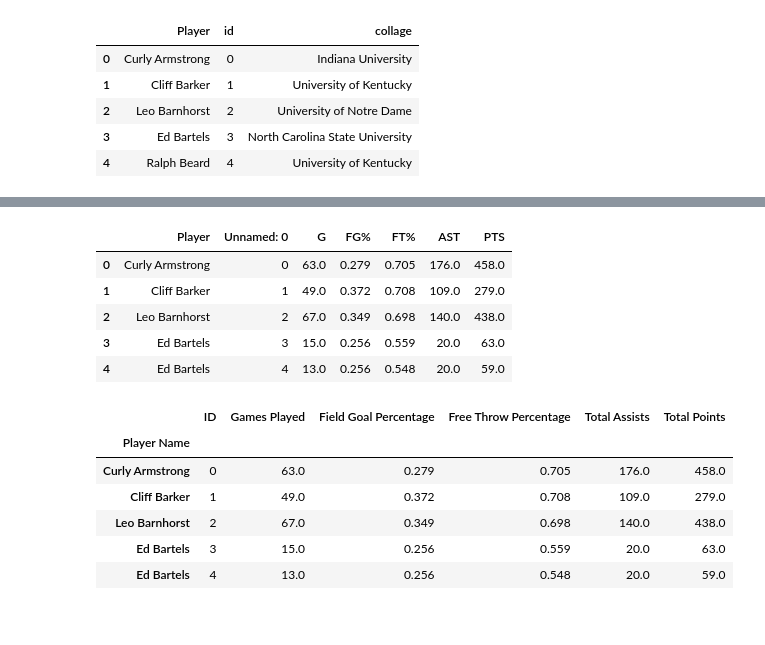
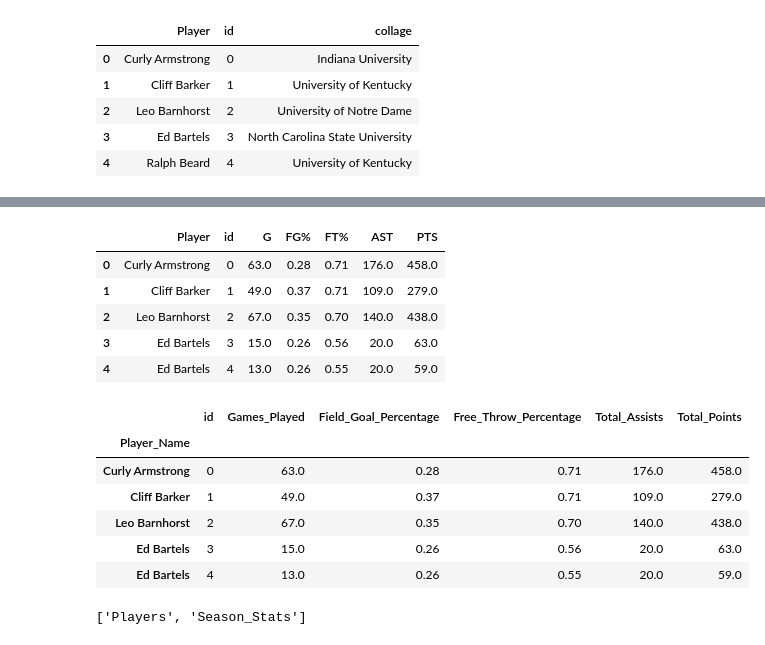
Before and after one commit to tgoldma/ETL_Project, a Jupyter notebook: ETL Group Project.ipynb, the cells around one changed output, grey strips where cells are left out. Cells and saved outputs as stored; diff of their text form; code cells hidden in the pictures.

```diff
--- a/ETL Group Project.ipynb
+++ b/ETL Group Project.ipynb
@@ -39,37 +62,37 @@ new_players_df.head()
 # %%
-New_Season_Stats_df = Season_Stats_df[['Player','Unnamed: 0', 'G', 'FG%', 'FT%', 'AST', 'PTS']].copy()
+New_Season_Stats_df = Season_Stats_df[['Player','id', 'G', 'FG%', 'FT%', 'AST', 'PTS']].copy()
 New_Season_Stats_df.head()
 # %% [output]
-|  | Player | Unnamed: 0 | G | FG% | FT% | AST | PTS |
-| 0 | Curly Armstrong | 0 | 63.0 | 0.279 | 0.705 | 176.0 | 458.0 |
-| 1 | Cliff Barker | 1 | 49.0 | 0.372 | 0.708 | 109.0 | 279.0 |
-| 2 | Leo Barnhorst | 2 | 67.0 | 0.349 | 0.698 | 140.0 | 438.0 |
-| 3 | Ed Bartels | 3 | 15.0 | 0.256 | 0.559 | 20.0 | 63.0 |
-| 4 | Ed Bartels | 4 | 13.0 | 0.256 | 0.548 | 20.0 | 59.0 |
+|  | Player | id | G | FG% | FT% | AST | PTS |
+| 0 | Curly Armstrong | 0 | 63.0 | 0.28 | 0.71 | 176.0 | 458.0 |
+| 1 | Cliff Barker | 1 | 49.0 | 0.37 | 0.71 | 109.0 | 279.0 |
+| 2 | Leo Barnhorst | 2 | 67.0 | 0.35 | 0.70 | 140.0 | 438.0 |
+| 3 | Ed Bartels | 3 | 15.0 | 0.26 | 0.56 | 20.0 | 63.0 |
+| 4 | Ed Bartels | 4 | 13.0 | 0.26 | 0.55 | 20.0 | 59.0 |
 # %%
 # Create a filtered dataframe from specific columns
-New_Stats = ["Player","Unnamed: 0", "G", "FG%", "FT%", "AST", "PTS"]
+New_Stats = ["Player","id", "G", "FG%", "FT%", "AST", "PTS"]
 New_Stats_transformed= New_Season_Stats_df[New_Stats].copy()
 
 # Rename the column headers
-New_Stats_transformed = New_Stats_transformed.rename(columns={"Player": "Player Name",
-                                                              "Unnamed: 0": "ID",
-                                                              "G": "Games Played",
-                                                              "FG%": "Field Goal Percentage",
-                                                              "FT%": "Free Throw Percentage",
-                                                              "AST": "Total Assists",
-                                                              "PTS": "Total Points"})
+New_Stats_transformed = New_Stats_transformed.rename(columns={"Player": "Player_Name",
+                                                              "id": "id",
+                                                              "G": "Games_Played",
+                                                              "FG%": "Field_Goal_Percentage",
+                                                              "FT%": "Free_Throw_Percentage",
+                                                              "AST": "Total_Assists",
+                                                              "PTS": "Total_Points"})
 
 # Clean the data by dropping duplicates and setting the index
-#New_Stats_transformed.drop_duplicates(inplace=True)
-New_Stats_transformed.set_index('Player Name', inplace=True)
+New_Stats_transformed.drop_duplicates(inplace=True)
+New_Stats_transformed.set_index('Player_Name', inplace=True)
 
 New_Stats_transformed.head()
 # %% [output]
-|  | ID | Games Played | Field Goal Percentage | Free Throw Percentage | Total Assists | Total Points |
-| Player Name |  |  |  |  |  |  |
-| Curly Armstrong | 0 | 63.0 | 0.279 | 0.705 | 176.0 | 458.0 |
-| Cliff Barker | 1 | 49.0 | 0.372 | 0.708 | 109.0 | 279.0 |
-| Leo Barnhorst | 2 | 67.0 | 0.349 | 0.698 | 140.0 | 438.0 |
-| Ed Bartels | 3 | 15.0 | 0.256 | 0.559 | 20.0 | 63.0 |
-| Ed Bartels | 4 | 13.0 | 0.256 | 0.548 | 20.0 | 59.0 |
+|  | id | Games_Played | Field_Goal_Percentage | Free_Throw_Percentage | Total_Assists | Total_Points |
+| Player_Name |  |  |  |  |  |  |
+| Curly Armstrong | 0 | 63.0 | 0.28 | 0.71 | 176.0 | 458.0 |
+| Cliff Barker | 1 | 49.0 | 0.37 | 0.71 | 109.0 | 279.0 |
+| Leo Barnhorst | 2 | 67.0 | 0.35 | 0.70 | 140.0 | 438.0 |
+| Ed Bartels | 3 | 15.0 | 0.26 | 0.56 | 20.0 | 63.0 |
+| Ed Bartels | 4 | 13.0 | 0.26 | 0.55 | 20.0 | 59.0 |
@@ -75,0 +102,5 @@ New_Stats_transformed.head()
+# %%
+# Confirm tables
+engine.table_names()
+# %% [output]
+['Players', 'Season_Stats']
```
Also changed, not shown: parts of 5 cells of this notebook, 2 other files.
